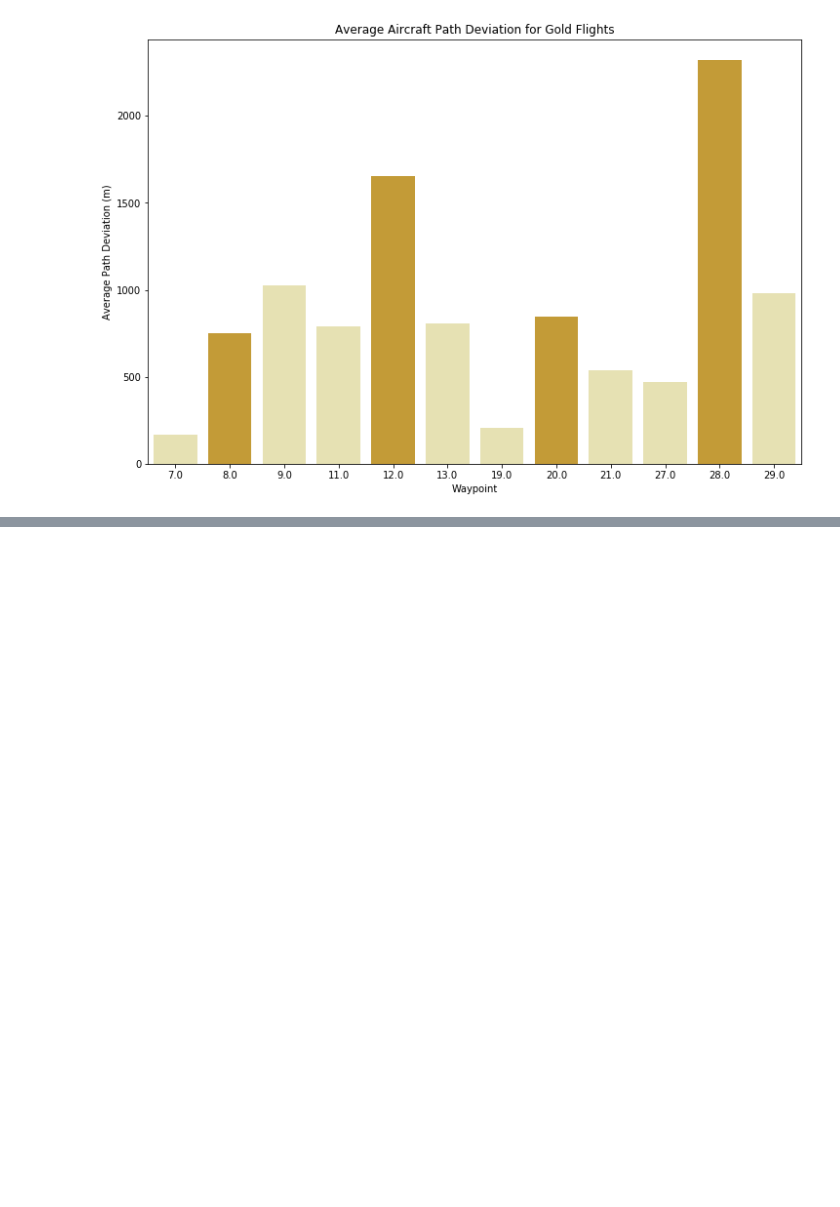
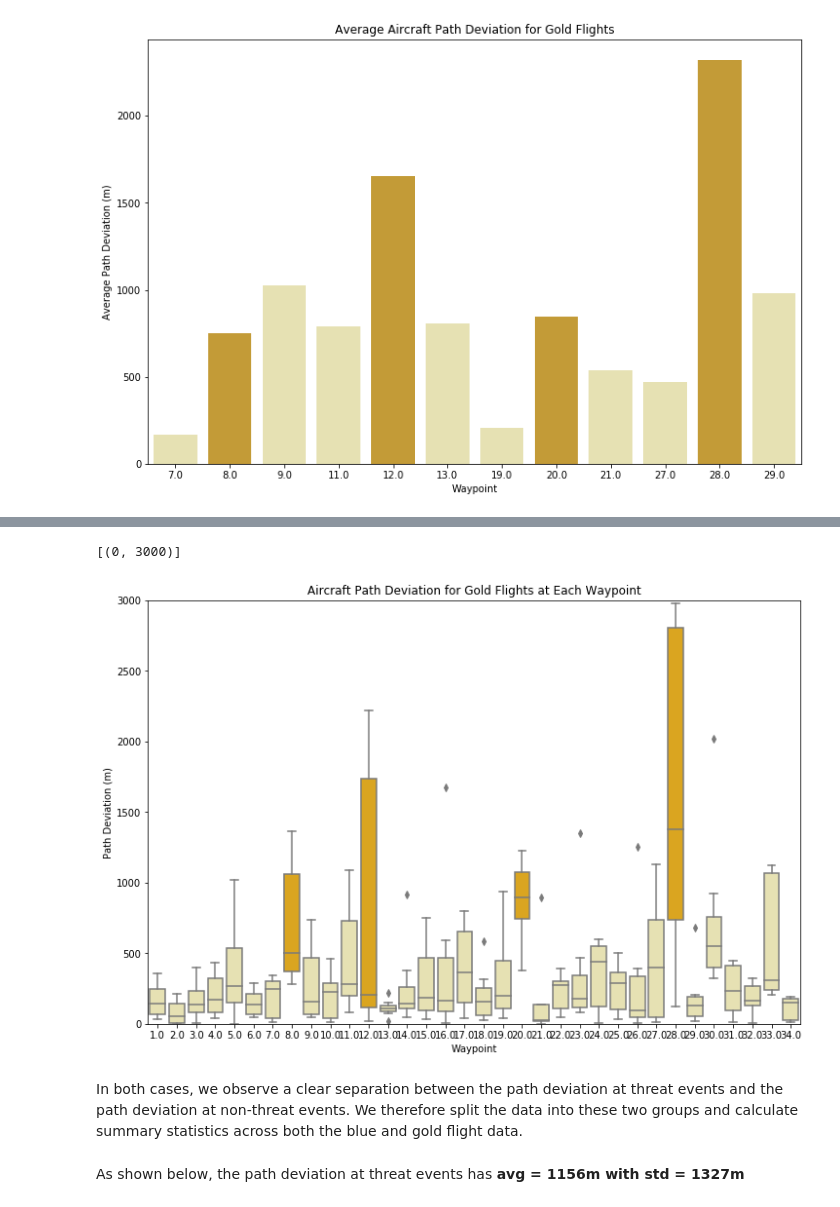
Before and after one commit to blakebullwinkel/ihmc_assignment, a Jupyter notebook: Blake Data Analysis Notebook.ipynb, the cells around one changed output, grey strips where cells are left out. Drawn from its saved outputs; the diff is of its cells as text; code cells hidden in the pictures; blank space fills up the shorter version.

```diff
--- a/Blake Data Analysis Notebook.ipynb
+++ b/Blake Data Analysis Notebook.ipynb
@@ -455,0 +501,33 @@ Text(0, 0.5, 'Average Path Deviation (m)')
+# %%
+with engine.connect() as connection:
+    path_deviation1 = pd.read_sql(""" SELECT "PreviousWayPoint_code", "NextWayPoint_code", "DistanceToPath_m" FROM "Final_AFRLAgent_6152807954238_P3061" WHERE "Event"=1 """,connection)
+    path_deviation2 = pd.read_sql(""" SELECT "PreviousWayPoint_code", "NextWayPoint_code", "DistanceToPath_m" FROM "Final_AFRLAgent_6168263773276_P5454" WHERE "Event"=1 """,connection)
+    path_deviation3 = pd.read_sql(""" SELECT "PreviousWayPoint_code", "NextWayPoint_code", "DistanceToPath_m" FROM "Final_AFRLAgent_6201001215825_P3130" WHERE "Event"=1 """,connection)
+    path_deviation4 = pd.read_sql(""" SELECT "PreviousWayPoint_code", "NextWayPoint_code", "DistanceToPath_m" FROM "Final_AFRLAgent_6206460016536_P7234" WHERE "Event"=1 """,connection)
+    path_deviation5 = pd.read_sql(""" SELECT "PreviousWayPoint_code", "NextWayPoint_code", "DistanceToPath_m" FROM "Final_AFRLAgent_6239379978497_P7438" WHERE "Event"=1 """,connection)
+    path_deviation6 = pd.read_sql(""" SELECT "PreviousWayPoint_code", "NextWayPoint_code", "DistanceToPath_m" FROM "Final_AFRLAgent_6366148086779_P5521" WHERE "Event"=1 """,connection)
+    path_deviation7 = pd.read_sql(""" SELECT "PreviousWayPoint_code", "NextWayPoint_code", "DistanceToPath_m" FROM "Final_AFRLAgent_6704895162782_P8641" WHERE "Event"=1 """,connection)
+
+path_deviation1 = path_deviation1.dropna().groupby("NextWayPoint_code",as_index=False).apply(lambda x: x if len(x)==1 else x.iloc[[-15]]).reset_index(level=0, drop=True)
+path_deviation2 = path_deviation2.dropna().groupby("NextWayPoint_code",as_index=False).apply(lambda x: x if len(x)==1 else x.iloc[[-15]]).reset_index(level=0, drop=True)
+path_deviation3 = path_deviation3.dropna().groupby("NextWayPoint_code",as_index=False).apply(lambda x: x if len(x)==1 else x.iloc[[-15]]).reset_index(level=0, drop=True)
+path_deviation4 = path_deviation4.dropna().groupby("NextWayPoint_code",as_index=False).apply(lambda x: x if len(x)==1 else x.iloc[[-15]]).reset_index(level=0, drop=True)
+path_deviation5 = path_deviation5.dropna().groupby("NextWayPoint_code",as_index=False).apply(lambda x: x if len(x)==1 else x.iloc[[-15]]).reset_index(level=0, drop=True)
+path_deviation6 = path_deviation6.dropna().groupby("NextWayPoint_code",as_index=False).apply(lambda x: x if len(x)==1 else x.iloc[[-15]]).reset_index(level=0, drop=True)
+path_deviation7 = path_deviation7.dropna().groupby("NextWayPoint_code",as_index=False).apply(lambda x: x if len(x)==1 else x.iloc[[-15]]).reset_index(level=0, drop=True)
+gold_path_deviation = pd.concat([path_deviation1, path_deviation2, path_deviation3, path_deviation4, path_deviation5, path_deviation6, path_deviation7])
+
+fig, ax = plt.subplots(figsize=(12,8))
+sns.boxplot(x="NextWayPoint_code",y="DistanceToPath_m",data=gold_path_deviation,color="palegoldenrod")
+boxes = [ax.artists[i] for i in [7,11,19,27]]
+for box in boxes:
+    box.set_facecolor("goldenrod")
+ax.set_title('Aircraft Path Deviation for Gold Flights at Each Waypoint')
+ax.set_xlabel('Waypoint')
+ax.set_ylabel('Path Deviation (m)')
+ax.set(ylim=(0, 3000))
+# %% [output]
+[(0, 3000)]
+[figure, added]
+# %% [markdown]
+In both cases, we observe a clear separation between the path deviation at threat events and the path deviation at non-threat events. We therefore split the data into these two groups and calculate summary statistics across both the blue and gold flight data.
@@ -455,0 +538,2 @@ Text(0, 0.5, 'Average Path Deviation (m)')
+# %% [markdown]
+As shown below, the path deviation at threat events has **avg = 1156m with std = 1327m**
```
Also changed, not shown: parts of 19 cells of this notebook.
